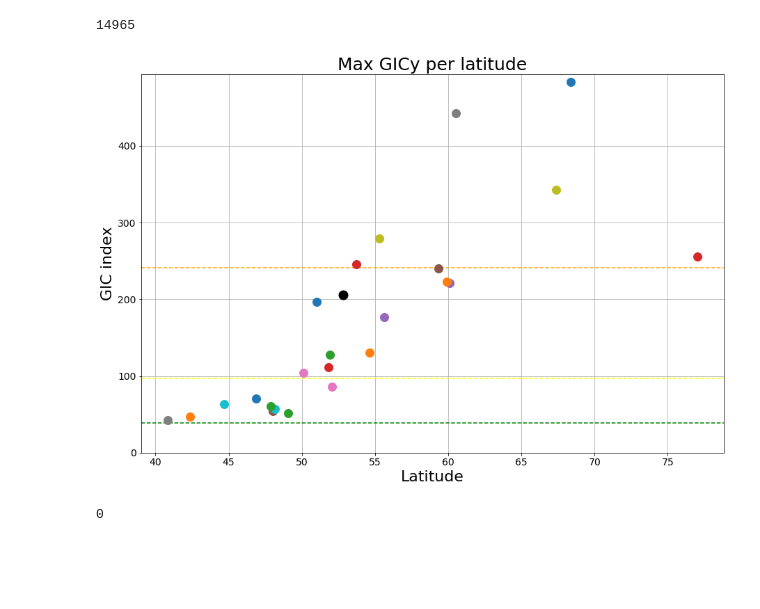
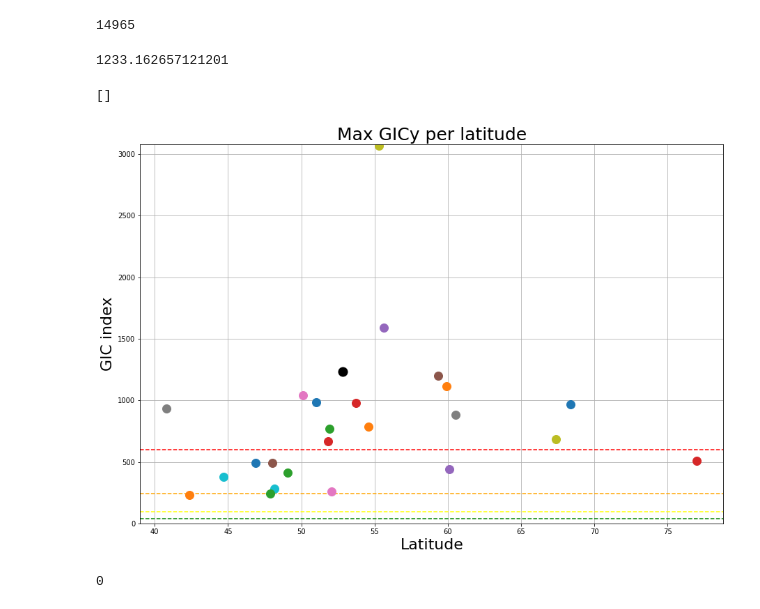
Before and after one commit to outfrenk/Dutch_GIC, a Jupyter notebook: partial_code/testing_script.ipynb, the cells around one changed output. Saved outputs shown, nothing was run; the diff lists cells and outputs as text; code cells hidden in the pictures; blank space fills up the shorter version.

```diff
--- a/partial_code/testing_script.ipynb
+++ b/partial_code/testing_script.ipynb
@@ -1191,6 +1191,7 @@ import pandas as pd
 import matplotlib.pyplot as plt
 import os
 import numpy as np
+%matplotlib inline
 newfile=pd.read_csv('/nobackup/users/out/Magnetic_field/Tozzi_merged/GIC_index.txt', delimiter=' ', header=None)
 fig=plt.figure(figsize=(15,10))
 ax=fig.add_subplot()
@@ -1206,40 +1207,43 @@ string2=sorted(string2)
 lat=np.zeros(len(string2))
 lon=np.zeros(len(string2))
 stat=[]
 for counter2,item in enumerate(string2):
     File=open(f'/usr/people/out/Documents/Magnetic_field/magnetic_data/Tozzi/23-10-2003_Tozzi/{item}')
     for counter,line in enumerate(File):
         if counter==3:
             words=line.split()
             stat.append(words[2])
 os.system(f'rm /nobackup/users/out/Magnetic_field/Tozzi_merged/temp.txt')
 plt.rcParams.update({'font.size': 14})
 ax.set_title('Max GICy per latitude',fontsize=25)
 
 ax.set_ylabel('GIC index', fontsize=22)
 ax.set_xlabel('Latitude', fontsize=22)
 # ax.axhline(16, linestyle='--', color='green')#, label='5%')
 # ax.axhline(43, linestyle='--', color='yellow')#, label='35%')
 # ax.axhline(114, linestyle='--', color='orange')#, label='65%')
 # ax.axhline(304, linestyle='--', color='red')#, label='95%')
 ax.axhline(39, linestyle='--', color='green')#, label='5%')
 ax.axhline(97, linestyle='--', color='yellow')#, label='35%')
 ax.axhline(241, linestyle='--', color='orange')#, label='65%')
 ax.axhline(600, linestyle='--', color='red')#, label='95%')
 for line in range(len(newfile)):
     if newfile.iloc[line,1] > 52.8 and newfile.iloc[line,1] < 52.9:
-        ax.plot(newfile.iloc[line,1],newfile.iloc[line,3], 'o',label=f'{stat[line]} (%.1f)'%newfile.iloc[line,1], markersize=13, color='black')
+        ax.plot(newfile.iloc[line,1],newfile.iloc[line,3]*factor[line], 'o',label=f'{stat[line]} (%.1f)'%newfile.iloc[line,1], markersize=13, color='black')
+        print(newfile.iloc[line,3]*factor[line])
     else:
-        ax.plot(newfile.iloc[line,1],newfile.iloc[line,3], 'o',label=f'{stat[line]} (%.1f)'%newfile.iloc[line,1], markersize=12)
-    if maxi < newfile.iloc[line,3]:
-        maxi = newfile.iloc[line,3]
+        ax.plot(newfile.iloc[line,1],newfile.iloc[line,3]*factor[line], 'o',label=f'{stat[line]} (%.1f)'%newfile.iloc[line,1], markersize=12)
+    if maxi < newfile.iloc[line,3]*factor[line]:
+        maxi = newfile.iloc[line,3]*factor[line]
 # ax.legend(bbox_to_anchor=(0.94,0.5),loc='center right')
 ax.set_ylim(0,maxi+10)
 ax.grid()
-# plt.plot()
-plt.savefig('/nobackup/users/out/Magnetic_field/Tozzi_merged/GICy_lat.png')
+plt.plot()
+# plt.savefig('/nobackup/users/out/Magnetic_field/Tozzi_merged/GICy_lat.png')
 # %% [output]
+1233.162657121201
+[]
-[figure, old version]
+[figure, new version]
 # %%
 ### get plot of maximum GIC ###
 import os
```
Also changed, not shown: parts of 3 cells of this notebook, 9 other files.
